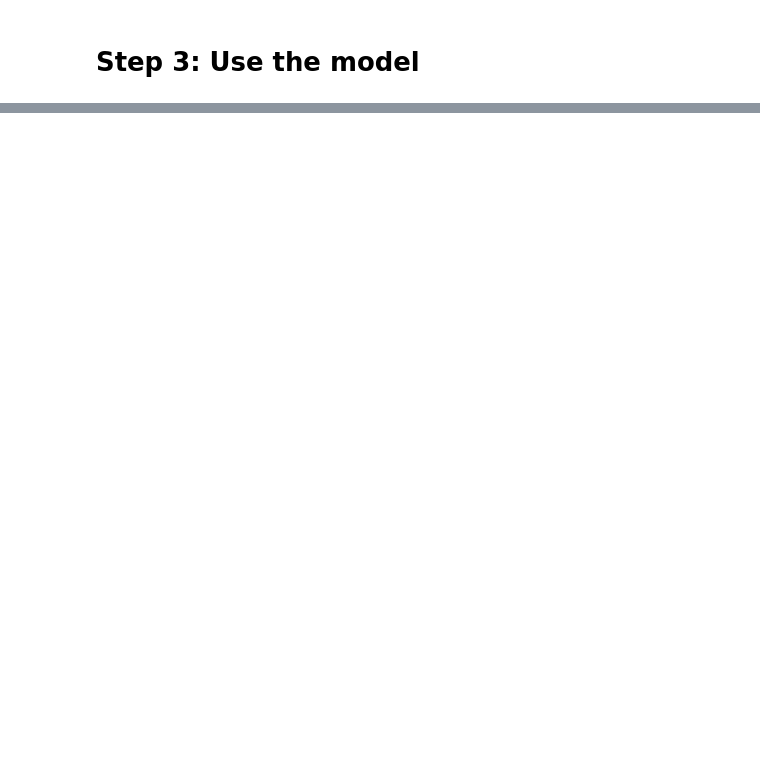
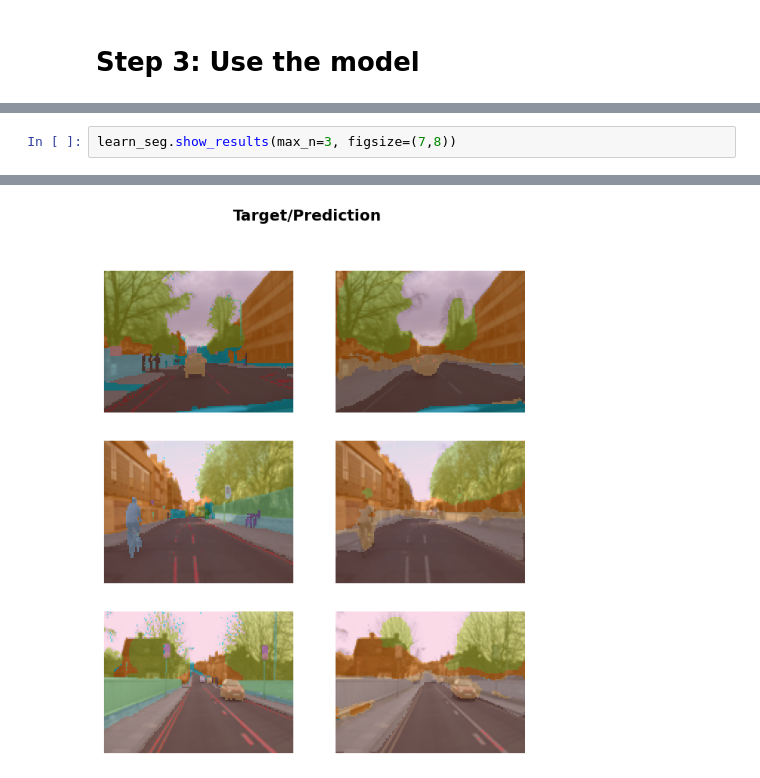
Before and after one commit to salazardenise/practical_deep_learning, a Jupyter notebook: 1_1_creating_model_from_data.ipynb, the cells around one changed output, grey strips where cells are left out. Saved outputs shown, nothing was run; the diff lists cells and outputs as text; blank space fills up the shorter version.

```diff
--- a/1_1_creating_model_from_data.ipynb
+++ b/1_1_creating_model_from_data.ipynb
@@ -119,0 +205,3 @@ Probability it's a bird: 0.0000
+# %%
+learn_seg.show_results(max_n=3, figsize=(7,8))
+# %% [output]
@@ -119,0 +209 @@ Probability it's a bird: 0.0000
+[figure, added]
```
Also changed, not shown: parts of 23 cells of this notebook.
